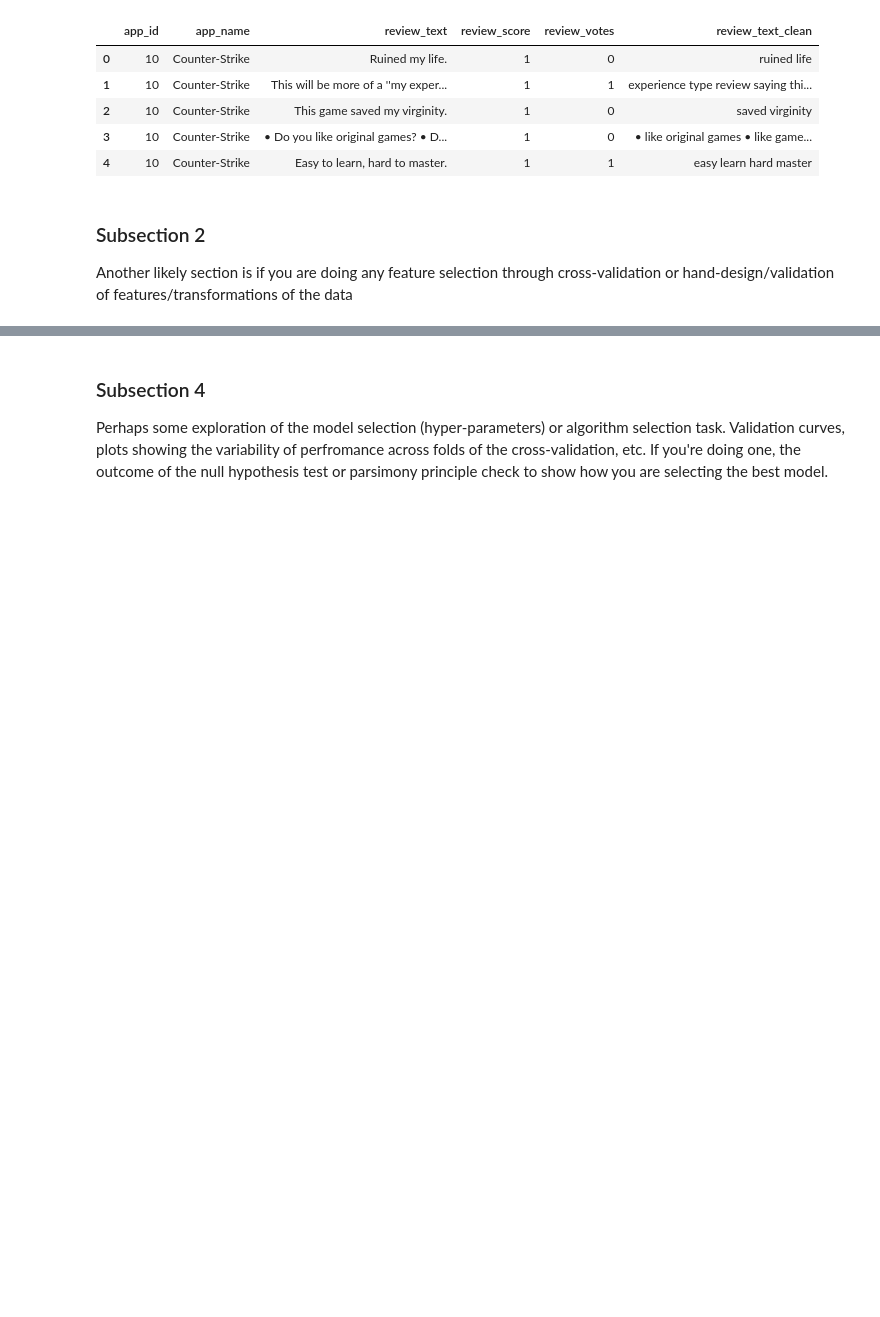
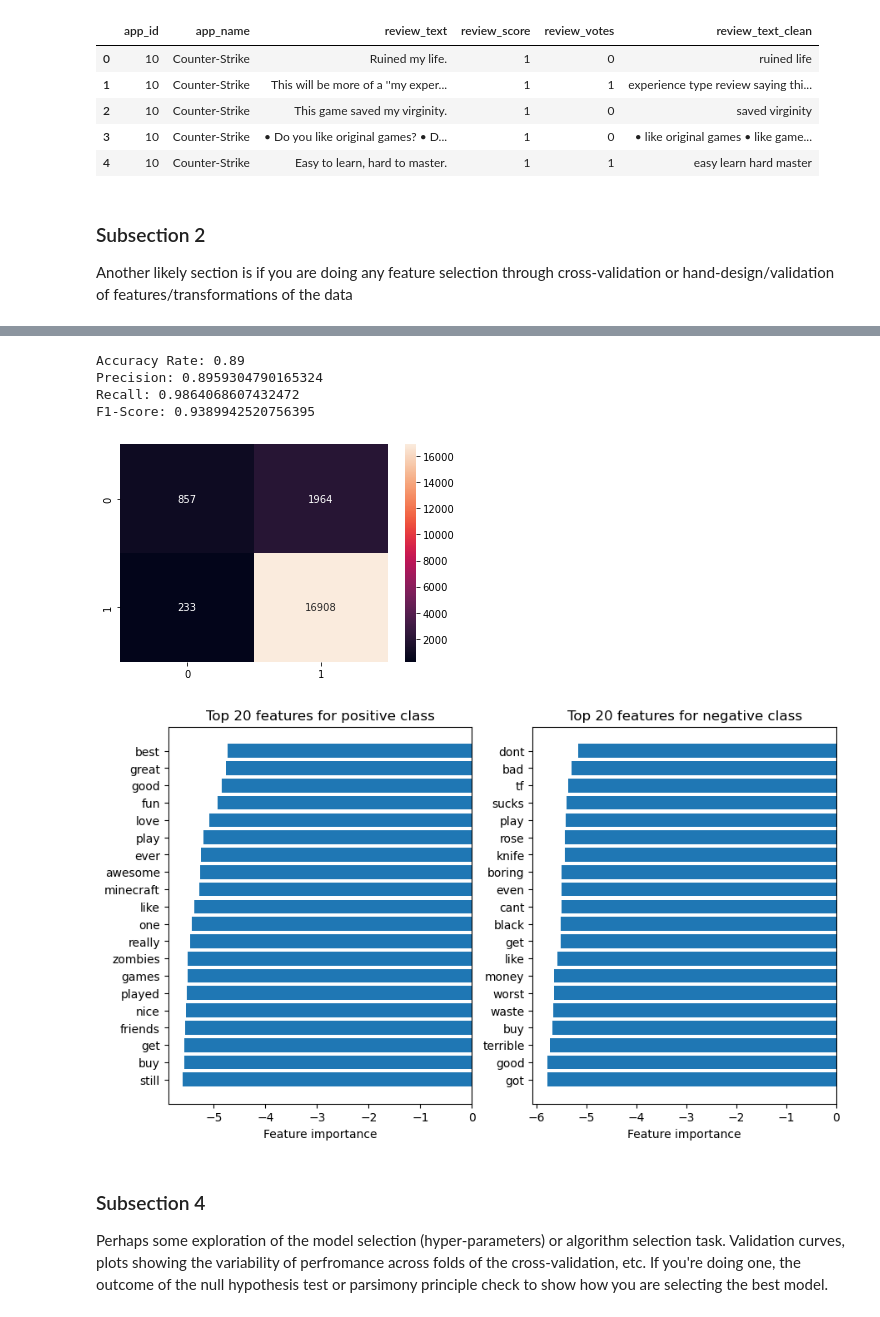
Before and after one commit to lilly-pad/Group025-Sp22, a Jupyter notebook: FinalProject_group025.ipynb, the cells around one changed output, grey strips where cells are left out. Drawn from its saved outputs; the diff is of its cells as text; code cells hidden in the pictures; blank space fills up the shorter version.

```diff
--- a/FinalProject_group025.ipynb
+++ b/FinalProject_group025.ipynb
@@ -207,3 +220,12 @@ Another likely section is if you are doing any feature selection through cross-v
+# %%
+from sklearn.model_selection import train_test_split
+
+X_train, X_test, y_train, y_test = train_test_split(X, y, random_state=42, test_size=0.20)
+
+classifier = clf.fit(X_train, y_train)
+
+predictions_test = classifier.predict(X_test)
+predictions_train = classifier.predict(X_train)
 # %% [markdown]
 ### Subsection 3
 
@@ -245,3 +235,42 @@ def generate_wordcloud(text, colormap='plasma'):
+# %%
+from sklearn.metrics import confusion_matrix, precision_score, recall_score, f1_score
+from sklearn.inspection import permutation_importance
+
+cmat = confusion_matrix(y_test, predictions_test)
+
+sns.heatmap(cmat, annot=True, fmt='')
+
+print('Accuracy Rate: {}'.format(round(np.divide(np.sum([cmat[0,0],cmat[1,1]]),np.sum(cmat)), 3)))
+print('Precision: {}'.format(precision_score(y_test, predictions_test)))
+print('Recall: {}'.format(recall_score(y_test, predictions_test)))
+print('F1-Score: {}'.format(f1_score(y_test, predictions_test)))
+
+n = 20
+
+features = classifier['vect'].get_feature_names_out()
+importance_pos = classifier._final_estimator.feature_log_prob_[1].argsort()[::-1][:n]# summarize positive feature importance
+importance_neg = classifier._final_estimator.feature_log_prob_[0].argsort()[::-1][:n]# summarize negative feature importance
+
+
+plt.figure(figsize=(16, 6), dpi=100)
+plt.subplot(131)
+plt.title('Top %i features for positive class' %n)
+plt.xlabel("Feature importance")
+plt.barh(features[importance_pos], classifier._final_estimator.feature_log_prob_[1][importance_pos])
+plt.gca().invert_yaxis()
+plt.subplot(132)
+plt.title('Top %i features for negative class' %n)
+plt.xlabel("Feature importance")
+plt.barh(features[importance_neg], classifier._final_estimator.feature_log_prob_[0][importance_neg])
+plt.gca().invert_yaxis()
+plt.show()
+# %% [output]
+Accuracy Rate: 0.89
+Precision: 0.8959304790165324
+Recall: 0.9864068607432472
+F1-Score: 0.9389942520756395
+[figure, added]
+[figure, added]
 # %% [markdown]
 
 ### Subsection 4
```
Also changed, not shown: parts of 6 cells of this notebook.
